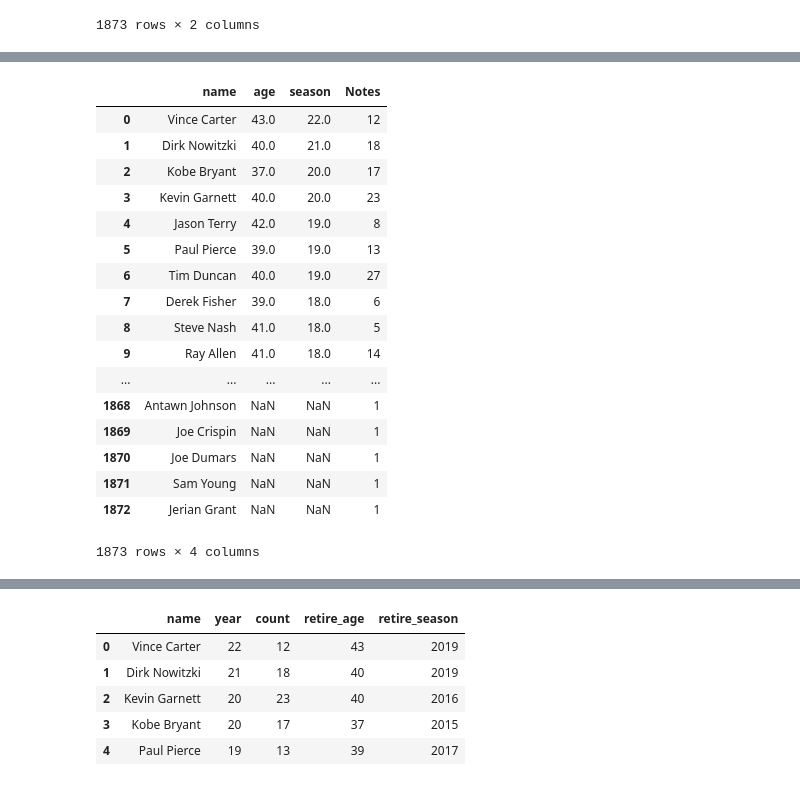
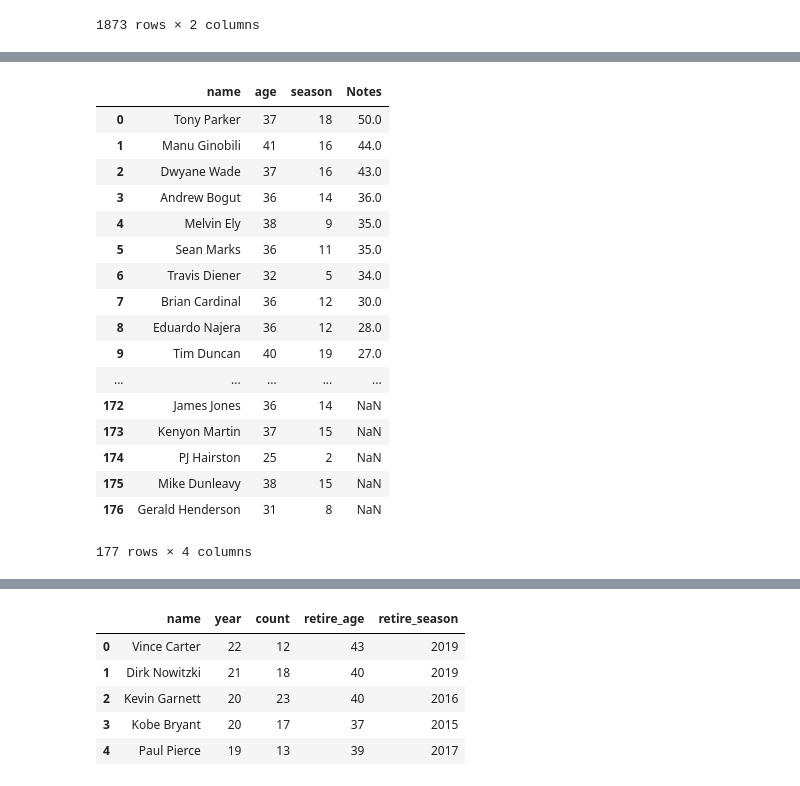
Before and after one commit to sc303030/NBA, a Jupyter notebook: fisrt.ipynb, the cells around one changed output, grey strips where cells are left out. Saved outputs shown, nothing was run; the diff lists cells and outputs as text; code cells hidden in the pictures.

```diff
--- a/fisrt.ipynb
+++ b/fisrt.ipynb
@@ -247,0 +235,8 @@ re.split('[/)]',nba_injury_sum.loc[0,'name'])
+# %%
+# 우선 이름 나누고 다시 for 돌려서 nba_02['name']에 들어있으면 저장
+import re
+for i in range(nba_injury_sum.shape[0]):
+    for namedata in re.split('[/()]',nba_injury_sum.loc[i,'name']):
+        if namedata.strip() in list(nba_02['name']):
+            print(namedata.strip())
+            nba_injury_sum.loc[i,'name'] = namedata.strip()
@@ -248,24 +282,25 @@ re.split('[/)]',nba_injury_sum.loc[0,'name'])
 # %%
-nba_injury_merge = pd.merge(nba_02,nba_injury_sum,on='name',how='right').sort_values('season',ascending=False).reset_index(drop=True)
+# Notes에서 NaN값을 발견, 왜그런지 원인 찾아내기
+nba_injury_merge = pd.merge(nba_02,nba_injury_sum,on='name',how='left').sort_values('Notes',ascending=False).reset_index(drop=True)
 nba_injury_merge
 # %% [output]
 |  | name | age | season | Notes |
-| 0 | Vince Carter | 43.0 | 22.0 | 12 |
-| 1 | Dirk Nowitzki | 40.0 | 21.0 | 18 |
-| 2 | Kobe Bryant | 37.0 | 20.0 | 17 |
-| 3 | Kevin Garnett | 40.0 | 20.0 | 23 |
-| 4 | Jason Terry | 42.0 | 19.0 | 8 |
-| 5 | Paul Pierce | 39.0 | 19.0 | 13 |
-| 6 | Tim Duncan | 40.0 | 19.0 | 27 |
-| 7 | Derek Fisher | 39.0 | 18.0 | 6 |
-| 8 | Steve Nash | 41.0 | 18.0 | 5 |
-| 9 | Ray Allen | 41.0 | 18.0 | 14 |
+| 0 | Tony Parker | 37 | 18 | 50.0 |
+| 1 | Manu Ginobili | 41 | 16 | 44.0 |
+| 2 | Dwyane Wade | 37 | 16 | 43.0 |
+| 3 | Andrew Bogut | 36 | 14 | 36.0 |
+| 4 | Melvin Ely | 38 | 9 | 35.0 |
+| 5 | Sean Marks | 36 | 11 | 35.0 |
+| 6 | Travis Diener | 32 | 5 | 34.0 |
+| 7 | Brian Cardinal | 36 | 12 | 30.0 |
+| 8 | Eduardo Najera | 36 | 12 | 28.0 |
+| 9 | Tim Duncan | 40 | 19 | 27.0 |
 | ... | ... | ... | ... | ... |
-| 1868 | Antawn Johnson | NaN | NaN | 1 |
-| 1869 | Joe Crispin | NaN | NaN | 1 |
-| 1870 | Joe Dumars | NaN | NaN | 1 |
-| 1871 | Sam Young | NaN | NaN | 1 |
-| 1872 | Jerian Grant | NaN | NaN | 1 |
+| 172 | James Jones | 36 | 14 | NaN |
+| 173 | Kenyon Martin | 37 | 15 | NaN |
+| 174 | PJ Hairston | 25 | 2 | NaN |
+| 175 | Mike Dunleavy | 38 | 15 | NaN |
+| 176 | Gerald Henderson | 31 | 8 | NaN |
-1873 rows × 4 columns
+177 rows × 4 columns
 # %%
 nba_1020_injury.drop('Relinquished',axis=1,inplace=True)
```
Also changed, not shown: parts of 7 cells of this notebook, 1 other file.
